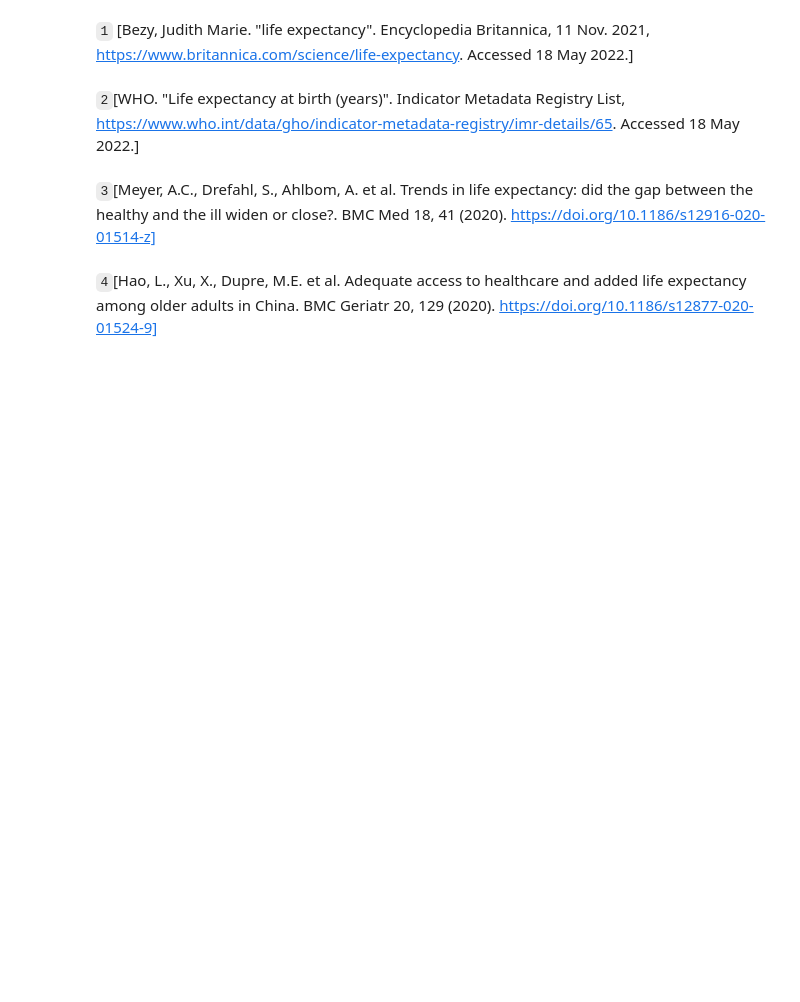
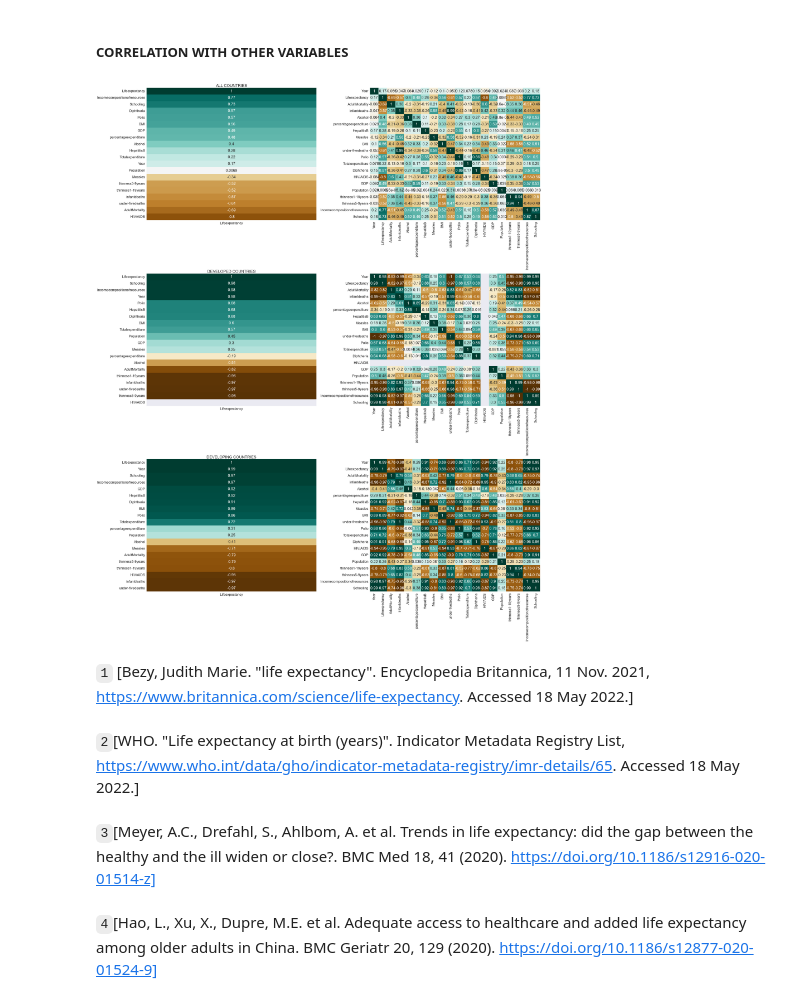
Before and after one commit to Swintabel/Life_expectancy, a Jupyter notebook: lifeexpectancy.ipynb, the cells around one changed output. Cells and saved outputs as stored; diff of their text form; code cells hidden in the pictures; blank space fills up the shorter version.

```diff
--- a/lifeexpectancy.ipynb
+++ b/lifeexpectancy.ipynb
@@ -55,3 +85,40 @@ As a data science problem, the relevance of results depends on the quality of th
+# %% [markdown]
+##### CORRELATION WITH OTHER VARIABLES
+# %%
+#fig, ax =plt.subplots(1,3,sharex=True, sharey=True)
+
+plt.figure(figsize=(40,50))
+sn.set(font_scale=2)
+led_num = led._get_numeric_data()
+corrMatrix1 = led_num.corr()
+plt.subplot(3,2,1)
+sn.heatmap(corrMatrix1[['Lifeexpectancy']].sort_values(by='Lifeexpectancy', ascending=False), vmin=-1, vmax=1, annot=True, cmap='BrBG',cbar=False)
+plt.title("ALL COUNTRIES", fontsize = 25)
+
+plt.subplot(3,2,2)
+sn.heatmap(corrMatrix1, vmin=-1, vmax=1, annot=True, cmap='BrBG',cbar=False)
+
+
+Developed_num = Developed._get_numeric_data()
+corrMatrix2 = Developed_num.corr()
+plt.subplot(3,2,3)
+sn.heatmap(corrMatrix2[['Lifeexpectancy']].sort_values(by='Lifeexpectancy', ascending=False), vmin=-1, vmax=1, annot=True, cmap='BrBG',cbar=False)
+plt.title("DEVELOPED COUNTRIES", fontsize = 25)
+plt.subplot(3,2,4)
+sn.heatmap(corrMatrix2, vmin=-1, vmax=1, annot=True, cmap='BrBG',cbar=False)
+
+
+Developing_num = Developing._get_numeric_data()
+corrMatrix3 = Developing_num.corr()
+plt.subplot(3,2,5)
+sn.heatmap(corrMatrix3[['Lifeexpectancy']].sort_values(by='Lifeexpectancy', ascending=False), vmin=-1, vmax=1, annot=True, cmap='BrBG',cbar=False)
+plt.title("DEVELOPING COUNTRIES", fontsize = 25)
+plt.subplot(3,2,6)
+sn.heatmap(corrMatrix3, vmin=-1, vmax=1, annot=True, cmap='BrBG',cbar=False)
+
+plt.show()
+# %% [output]
+[figure, added]
 # %%
 
 #%%html
```
Also changed, not shown: parts of 11 cells of this notebook, 2 other files.
